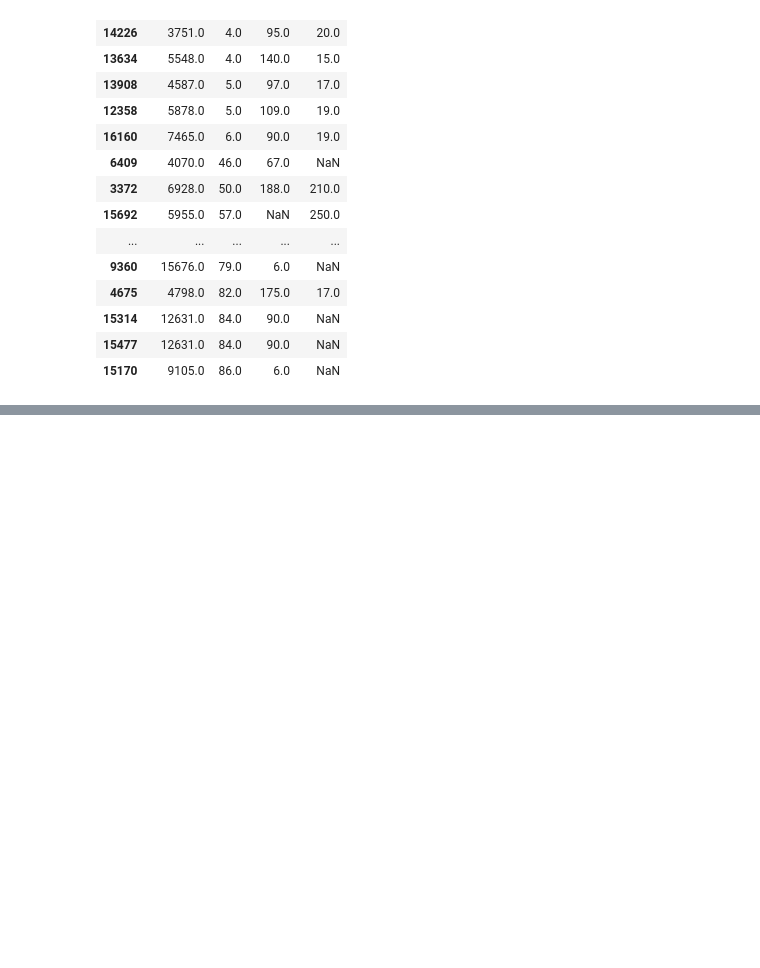
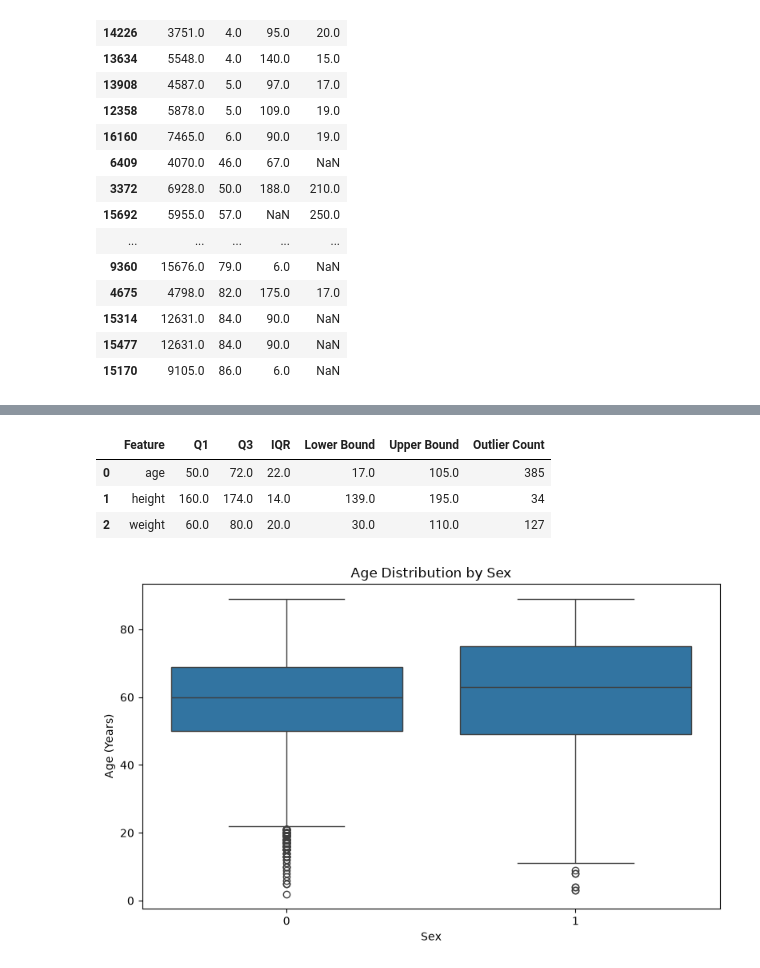
Before and after one commit to Prianka-0011/CardioTrustAI, a Jupyter notebook: src/CardioTrustAI.Backend/CardioTrustAI.PythonAPI/experiments/01_ptbxl_dataset_exploration.ipynb, the cells around one changed output, grey strips where cells are left out. Drawn from its saved outputs; the diff is of its cells as text; code cells hidden in the pictures; blank space fills up the shorter version.

```diff
--- a/src/CardioTrustAI.Backend/CardioTrustAI.PythonAPI/experiments/01_ptbxl_dataset_exploration.ipynb
+++ b/src/CardioTrustAI.Backend/CardioTrustAI.PythonAPI/experiments/01_ptbxl_dataset_exploration.ipynb
@@ -617,0 +675,56 @@ suspicious_measurements[
+# %%
+# Columns for outlier detection
+columns = ["age", "height", "weight"]
+
+# Store outlier results
+outlier_results = []
+
+for column in columns:
+
+    Q1 = df[column].quantile(0.25)
+    Q3 = df[column].quantile(0.75)
+
+    IQR = Q3 - Q1
+
+    lower_bound = Q1 - (1.5 * IQR)
+    upper_bound = Q3 + (1.5 * IQR)
+
+    outliers = df[
+        (df[column] < lower_bound) |
+        (df[column] > upper_bound)
+    ]
+
+    outlier_results.append({
+        "Feature": column,
+        "Q1": Q1,
+        "Q3": Q3,
+        "IQR": IQR,
+        "Lower Bound": lower_bound,
+        "Upper Bound": upper_bound,
+        "Outlier Count": len(outliers)
+    })
+
+# Display results
+outlier_summary = pd.DataFrame(outlier_results)
+
+outlier_summary.round(2)
+# %% [output]
+|  | Feature | Q1 | Q3 | IQR | Lower Bound | Upper Bound | Outlier Count |
+| 0 | age | 50.0 | 72.0 | 22.0 | 17.0 | 105.0 | 385 |
+| 1 | height | 160.0 | 174.0 | 14.0 | 139.0 | 195.0 | 34 |
+| 2 | weight | 60.0 | 80.0 | 20.0 | 30.0 | 110.0 | 127 |
+# %%
+plt.figure(figsize=(8, 5))
+sns.boxplot(
+    data=df[df["age"].between(0, 120)],
+    x="sex",
+    y="age"
+)
+plt.title("Age Distribution by Sex")
+plt.xlabel("Sex")
+plt.ylabel("Age (Years)")
+
+plt.tight_layout()
+plt.show()
+# %% [output]
+[figure, added]
```
Also changed, not shown: parts of 4 cells of this notebook, 1 other file.
